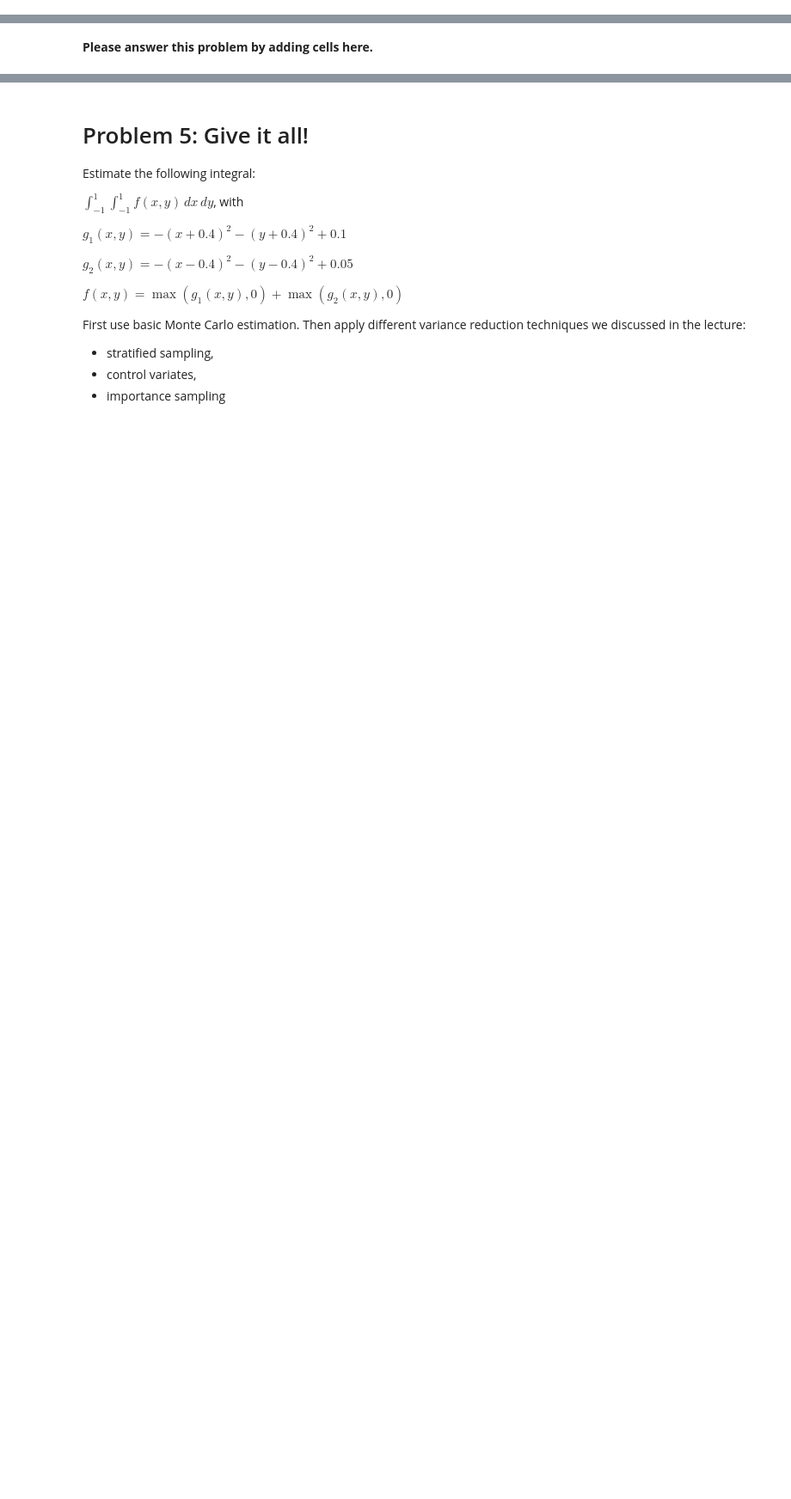
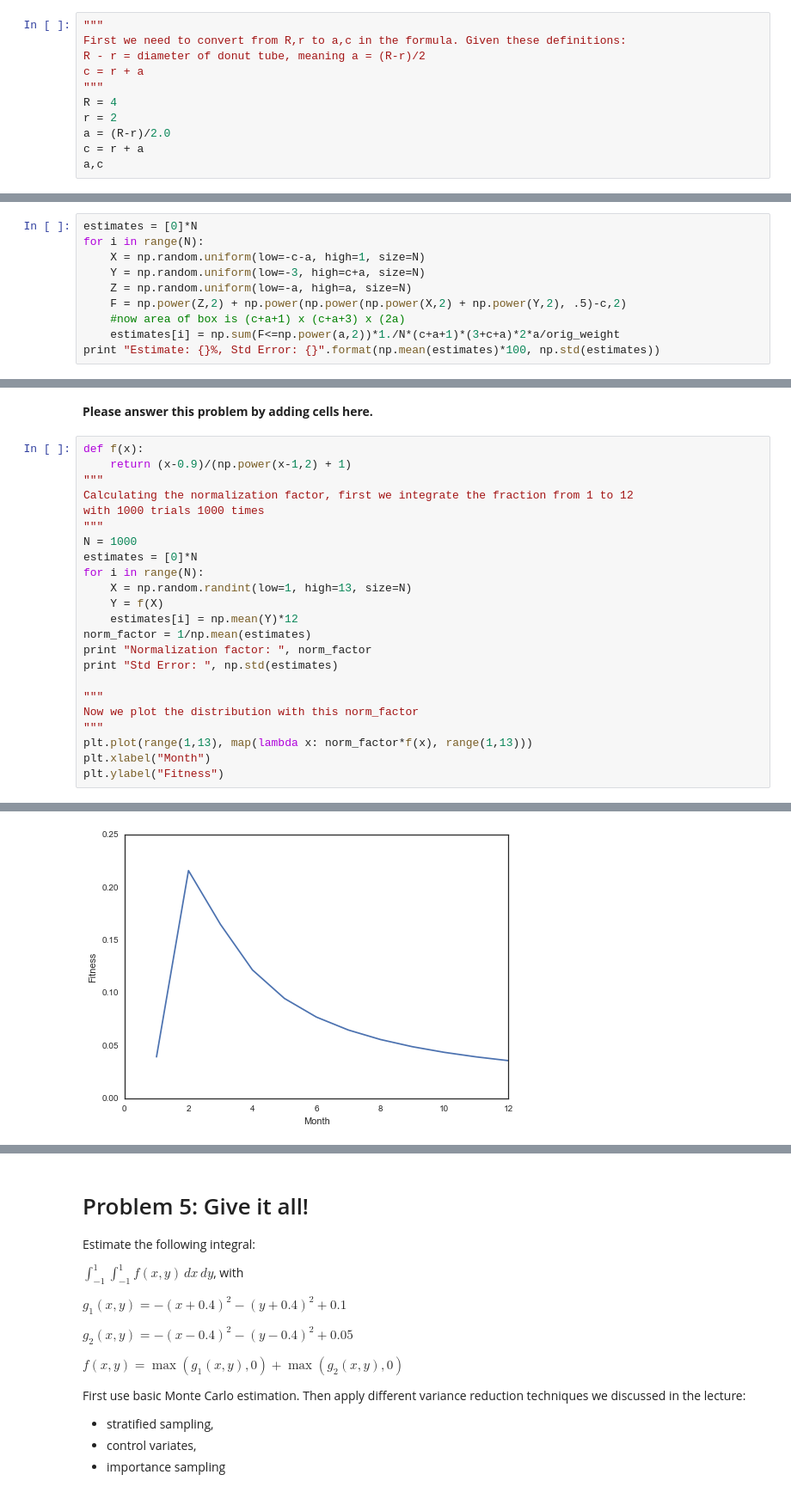
Before and after one commit to chuckyouliu/AM207, a Jupyter notebook: Homework/AM207_Charles_Liu_HW1.ipynb, the cells around one changed output, grey strips where cells are left out. Shown at 86% size. Saved outputs shown, nothing was run; the diff lists cells and outputs as text; blank space fills up the shorter version.

```diff
--- a/Homework/AM207_Charles_Liu_HW1.ipynb
+++ b/Homework/AM207_Charles_Liu_HW1.ipynb
@@ -190,3 +212,14 @@ $$ (\pi a^2)\cdot(2 \cdot \pi \cdot c) $$
 What is the percentage of the donut your room mate left for you to eat? Don't forget to estimate the error as well!
 # %% [markdown]
 **Please answer this problem by adding cells here.**
+# %%
+"""
+First we need to convert from R,r to a,c in the formula. Given these definitions:
+R - r = diameter of donut tube, meaning a = (R-r)/2
+c = r + a
+"""
+R = 4
+r = 2
+a = (R-r)/2.0
+c = r + a
+a,c
@@ -192,0 +252,10 @@ What is the percentage of the donut your room mate left for you to eat? Don't fo
+# %%
+estimates = [0]*N
+for i in range(N):
+    X = np.random.uniform(low=-c-a, high=1, size=N)
+    Y = np.random.uniform(low=-3, high=c+a, size=N)
+    Z = np.random.uniform(low=-a, high=a, size=N)
+    F = np.power(Z,2) + np.power(np.power(np.power(X,2) + np.power(Y,2), .5)-c,2)
+    #now area of box is (c+a+1) x (c+a+3) x (2a)
+    estimates[i] = np.sum(F<=np.power(a,2))*1./N*(c+a+1)*(3+c+a)*2*a/orig_weight
+print "Estimate: {}%, Std Error: {}".format(np.mean(estimates)*100, np.std(estimates))
@@ -208,3 +279,27 @@ Where $t=1$ corresponds to January, $t=2$ corresponds to February, etc.. $\lambd
 * Compare the execution time of both methods. Which one is faster and why? When would you prefer a lookup table and when an analytical solution to the anti-derivative?
 # %% [markdown]
 **Please answer this problem by adding cells here.**
+# %%
+def f(x):
+    return (x-0.9)/(np.power(x-1,2) + 1)
+"""
+Calculating the normalization factor, first we integrate the fraction from 1 to 12
+with 1000 trials 1000 times
+"""
+N = 1000
+estimates = [0]*N
+for i in range(N):
+    X = np.random.randint(low=1, high=13, size=N)
+    Y = f(X)
+    estimates[i] = np.mean(Y)*12
+norm_factor = 1/np.mean(estimates)
+print "Normalization factor: ", norm_factor
+print "Std Error: ", np.std(estimates)
+
+"""
+Now we plot the distribution with this norm_factor
+"""
+plt.plot(range(1,13), map(lambda x: norm_factor*f(x), range(1,13)))
+plt.xlabel("Month")
+plt.ylabel("Fitness")
+# %% [output]
@@ -210,0 +309 @@ Where $t=1$ corresponds to January, $t=2$ corresponds to February, etc.. $\lambd
+[figure, added]
```
Also changed, not shown: parts of 16 cells of this notebook.
